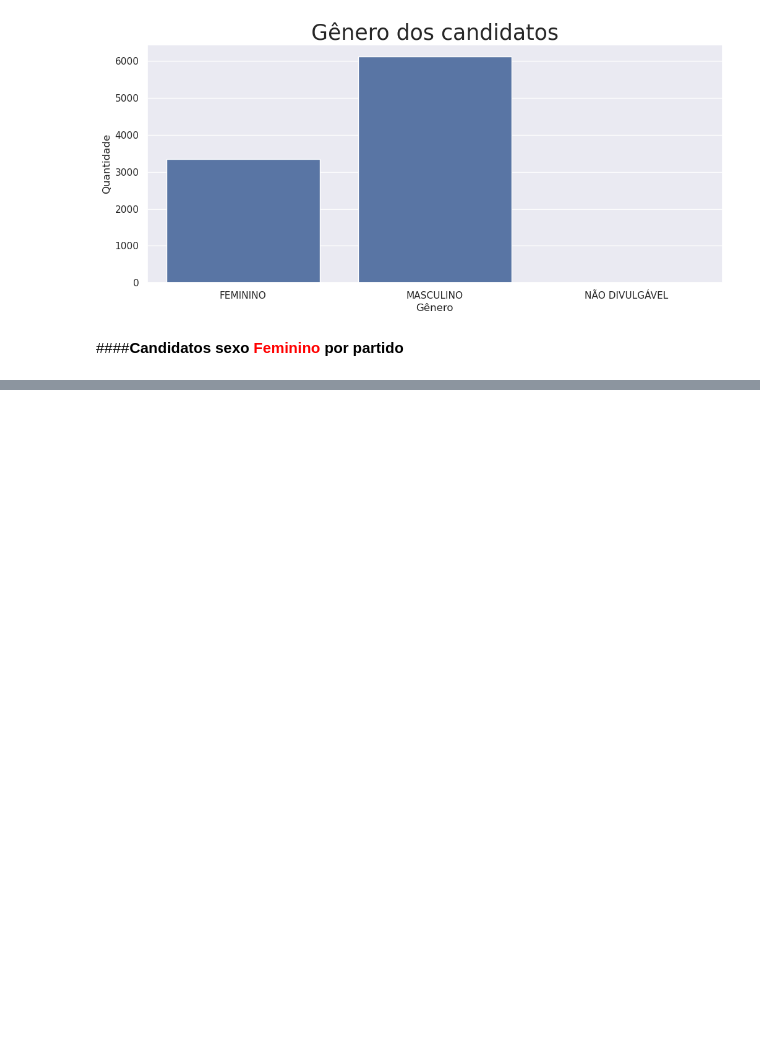
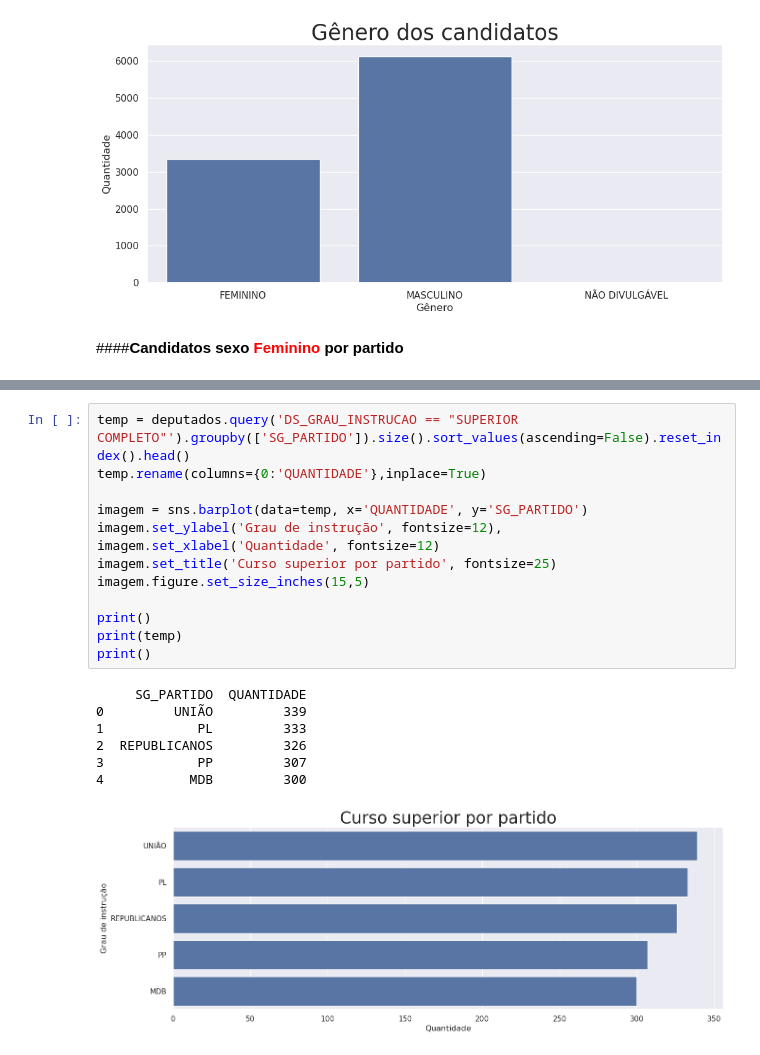
Before and after one commit to leandroclv/analise_manipulacao_dados_pandas_udemy, a Jupyter notebook: df_dados_TSE.ipynb, the cells around one changed output, grey strips where cells are left out. Saved outputs shown, nothing was run; the diff lists cells and outputs as text; blank space fills up the shorter version.

```diff
--- a/df_dados_TSE.ipynb
+++ b/df_dados_TSE.ipynb
@@ -369,0 +417,21 @@ feminino.head(3)
+# %%
+temp = deputados.query('DS_GRAU_INSTRUCAO == "SUPERIOR COMPLETO"').groupby(['SG_PARTIDO']).size().sort_values(ascending=False).reset_index().head()
+temp.rename(columns={0:'QUANTIDADE'},inplace=True)
+
+imagem = sns.barplot(data=temp, x='QUANTIDADE', y='SG_PARTIDO')
+imagem.set_ylabel('Grau de instrução', fontsize=12),
+imagem.set_xlabel('Quantidade', fontsize=12)
+imagem.set_title('Curso superior por partido', fontsize=25)
+imagem.figure.set_size_inches(15,5)
+
+print()
+print(temp)
+print()
+# %% [output]
+     SG_PARTIDO  QUANTIDADE
+0         UNIÃO         339
+1            PL         333
+2  REPUBLICANOS         326
+3            PP         307
+4           MDB         300
+[figure, added]
```
Also changed, not shown: parts of 11 cells of this notebook.
